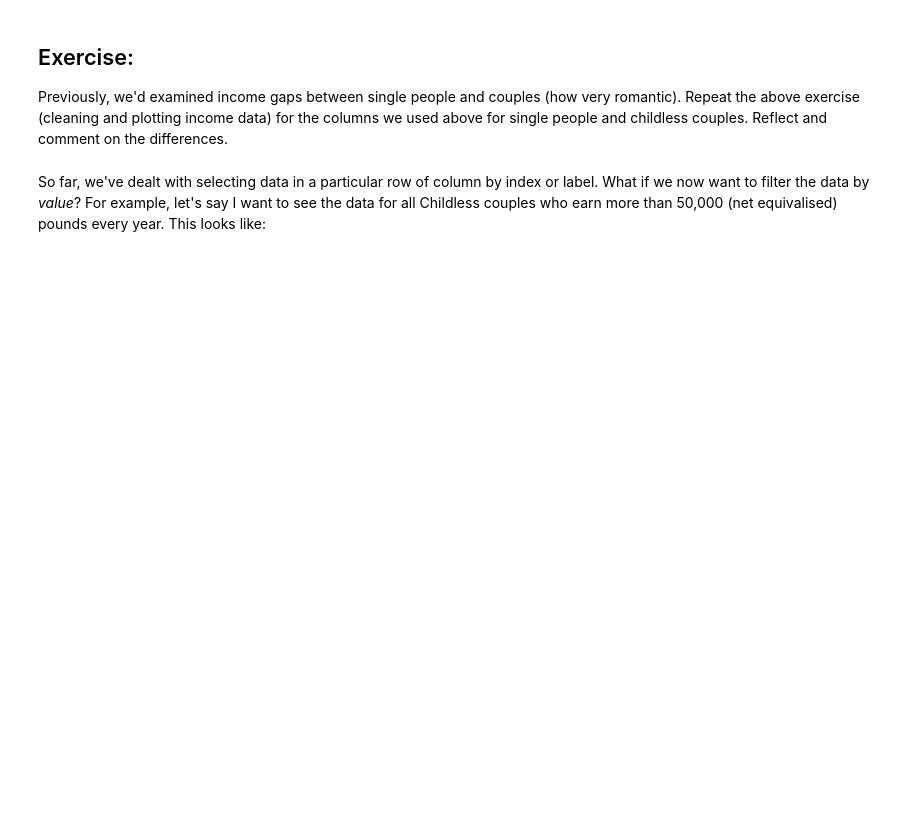
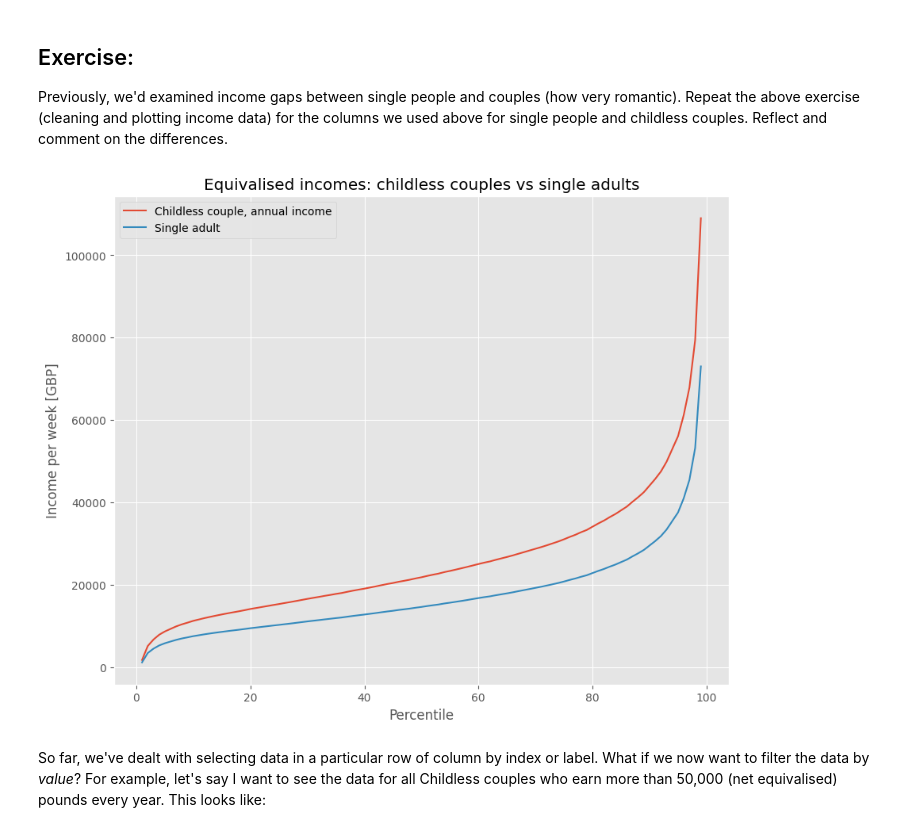
Before and after one commit to jenniferdu0331/QM2, a Jupyter notebook: notebooks/W02. Pandas.ipynb, the cells around one changed output. Drawn from its saved outputs; the diff is of its cells as text; code cells hidden in the pictures; blank space fills up the shorter version.

```diff
--- a/notebooks/W02. Pandas.ipynb
+++ b/notebooks/W02. Pandas.ipynb
@@ -310,0 +353,13 @@ Add your reflection here.
+# %%
+clean2 = income[['Childless couple, annual income', 'Single adult']]
+clean2 = clean2.replace(',', '', regex=True)
+clean2 = clean2.replace('--', 'NaN', regex=True).astype('float')
+clean2.head()
+
+clean2.plot()
+plt.title('Equivalised incomes: childless couples vs single adults')
+plt.xlabel('Percentile')
+plt.ylabel('Income per week [GBP]')
+plt.show()
+# %% [output]
+[figure, added]
```
Also changed, not shown: parts of 20 cells of this notebook.
